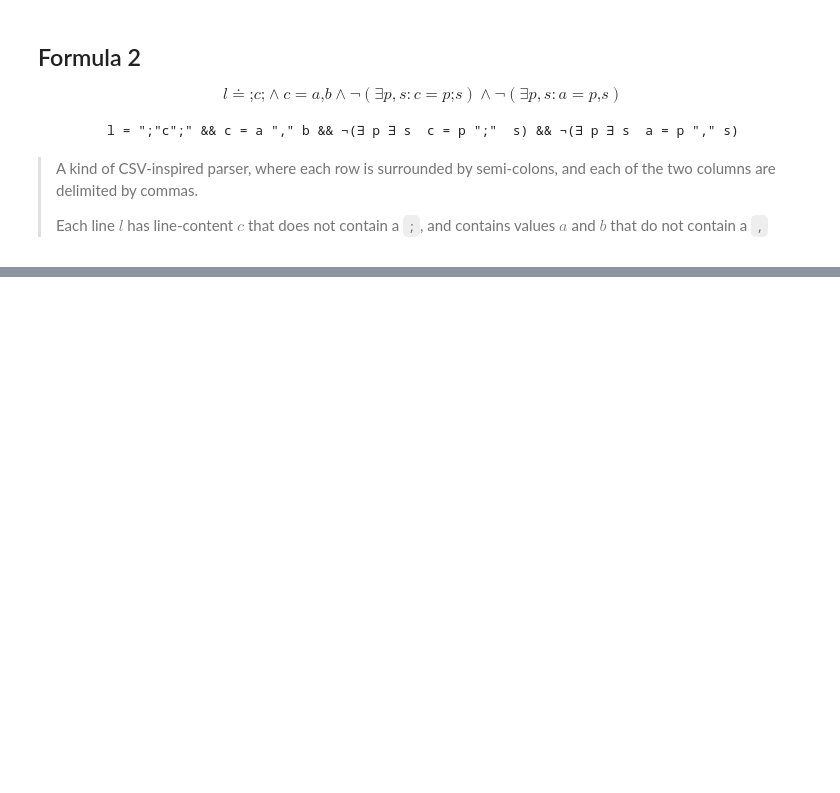
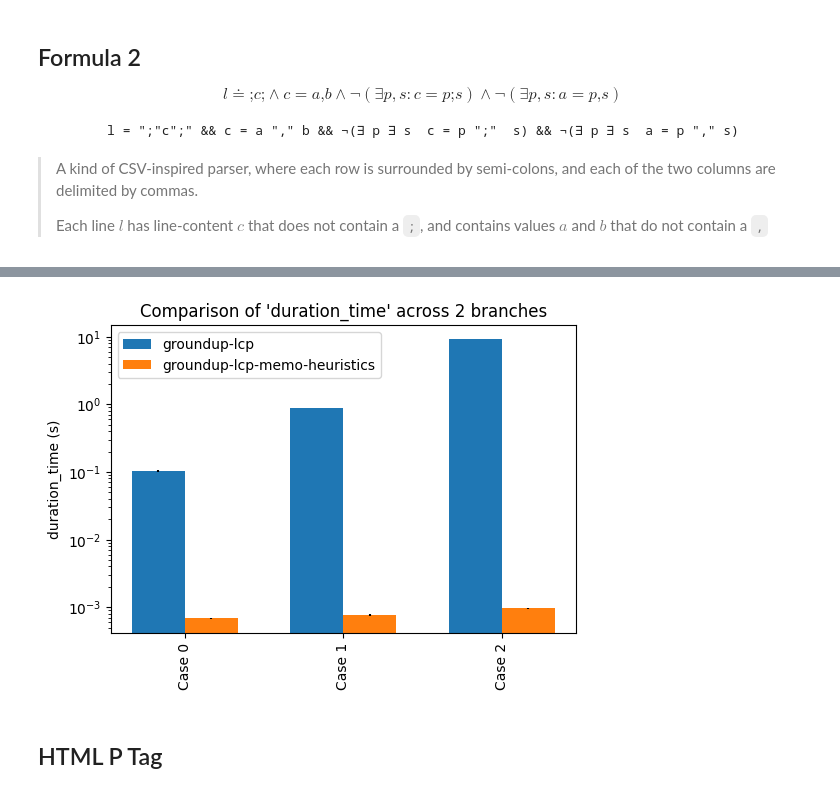
Before and after one commit to a-hutton/fc-benchmarker, a Jupyter notebook: Report.ipynb, the cells around one changed output, grey strips where cells are left out. Cells and saved outputs as stored; diff of their text form; code cells hidden in the pictures; blank space fills up the shorter version.

```diff
--- a/Report.ipynb
+++ b/Report.ipynb
@@ -427,0 +492,16 @@ plot_results(PerfEvent.DURATION_TIME, results)
+# %%
+formula = 'x = "<tag2>" y "</tag2>" && ¬(exists p exists s (y = p "<" s))'
+# formula2 = 'x = "<tag2>" y "</tag2>" && ¬exists p exists s (y = p "<" s)'
+
+words = ['<tag1><tag3>Hello</tag3><tag2>Hi\nthere</tag2></tag1>',
+         '<tag1><tag3>Hello</tag3><tag2>Hi\nthere</tag2><tag2>Hi there</tag2></tag1>',
+         '<tag1><tag3>Hello</tag3><tag2>Hi\nthere</tag2><tag2>Hi there</tag2></tag1> <tag2>Hi there</tag2><tag2>Hi there</tag2>',
+         ]
+results = test_runner.benchmark_branches(
+    cases=[
+        *fc_test_cases(formula, *words),
+        # *fc_test_cases(formula2, *words)
+    ],
+    branches=["groundup-lcp", "groundup-lcp-memo-heuristics"],
+    num_trials=3,
+)
@@ -427,0 +545,6 @@ plot_results(PerfEvent.DURATION_TIME, results)
+# %%
+plot_results(PerfEvent.DURATION_TIME,  results, log_scale=True)
+# %% [output]
+[figure, added]
+# %% [markdown]
+## HTML P Tag
```
Also changed, not shown: parts of 14 cells of this notebook, 3 other files.
